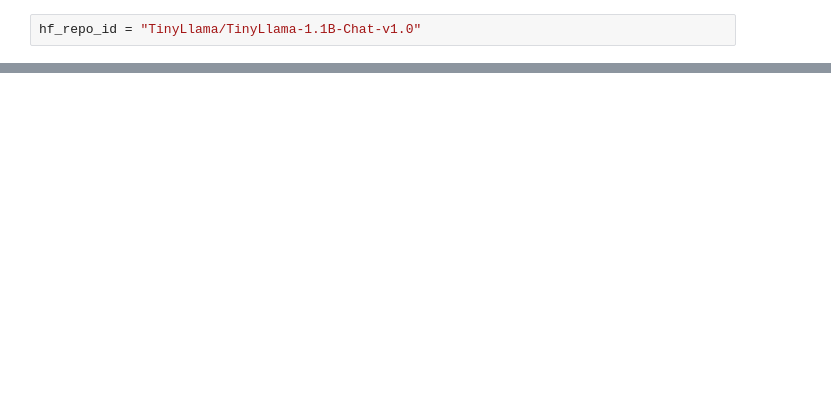
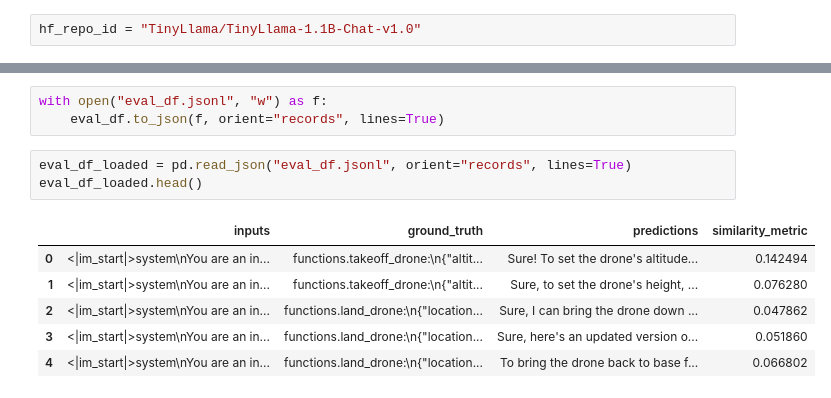
Before and after one commit to mjschock/timestep, a Jupyter notebook: notebooks/Research/Scratch.ipynb, the cells around one changed output, grey strips where cells are left out. Drawn from its saved outputs; the diff is of its cells as text; blank space fills up the shorter version.

```diff
--- a/notebooks/Research/Scratch.ipynb
+++ b/notebooks/Research/Scratch.ipynb
@@ -241,0 +561,13 @@ The drone should be able to fly at a height of at least 10 meters (33 feet) abov
+# %%
+with open("eval_df.jsonl", "w") as f:
+    eval_df.to_json(f, orient="records", lines=True)
+# %%
+eval_df_loaded = pd.read_json("eval_df.jsonl", orient="records", lines=True)
+eval_df_loaded.head()
+# %% [output]
+|  | inputs | ground_truth | predictions | similarity_metric |
+| 0 | <|im_start|>system\nYou are an in... | functions.takeoff_drone:\n{"altit... | Sure! To set the drone's altitude... | 0.142494 |
+| 1 | <|im_start|>system\nYou are an in... | functions.takeoff_drone:\n{"altit... | Sure, to set the drone's height, ... | 0.076280 |
+| 2 | <|im_start|>system\nYou are an in... | functions.land_drone:\n{"location... | Sure, I can bring the drone down ... | 0.047862 |
+| 3 | <|im_start|>system\nYou are an in... | functions.land_drone:\n{"location... | Sure, here's an updated version o... | 0.051860 |
+| 4 | <|im_start|>system\nYou are an in... | functions.land_drone:\n{"location... | To bring the drone back to base f... | 0.066802 |
```
Also changed, not shown: parts of 37 cells of this notebook, 7 other files.
